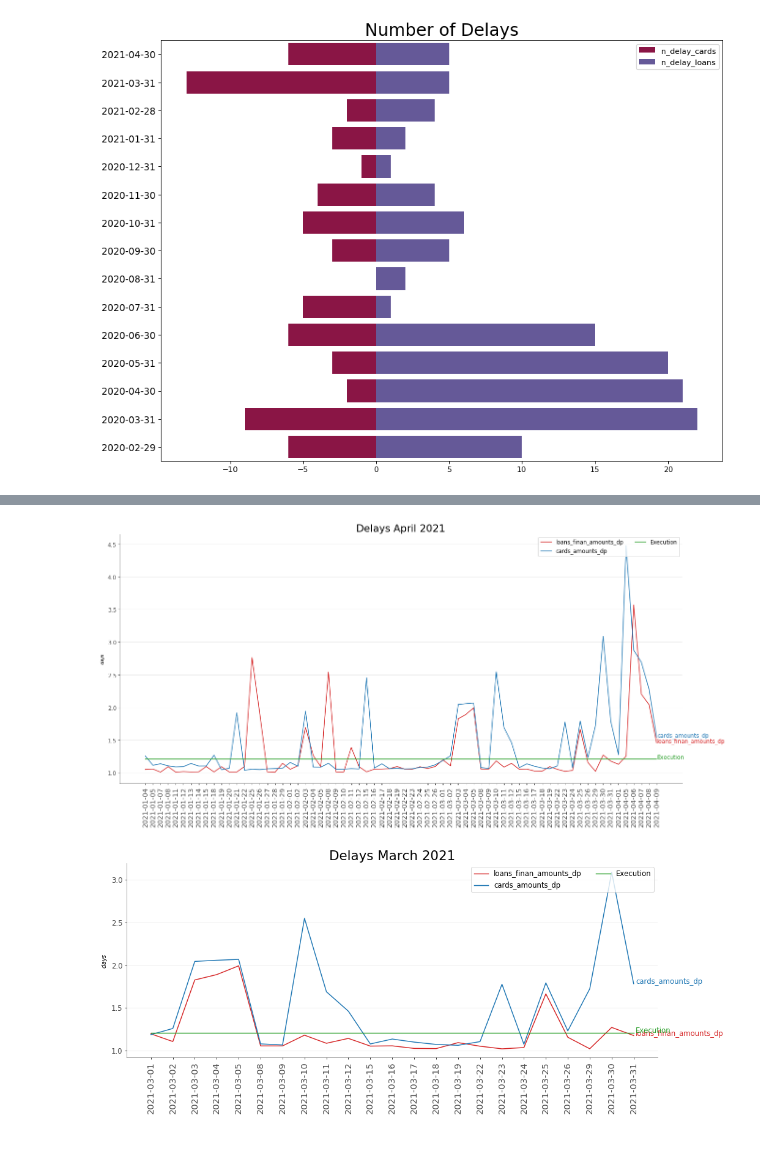
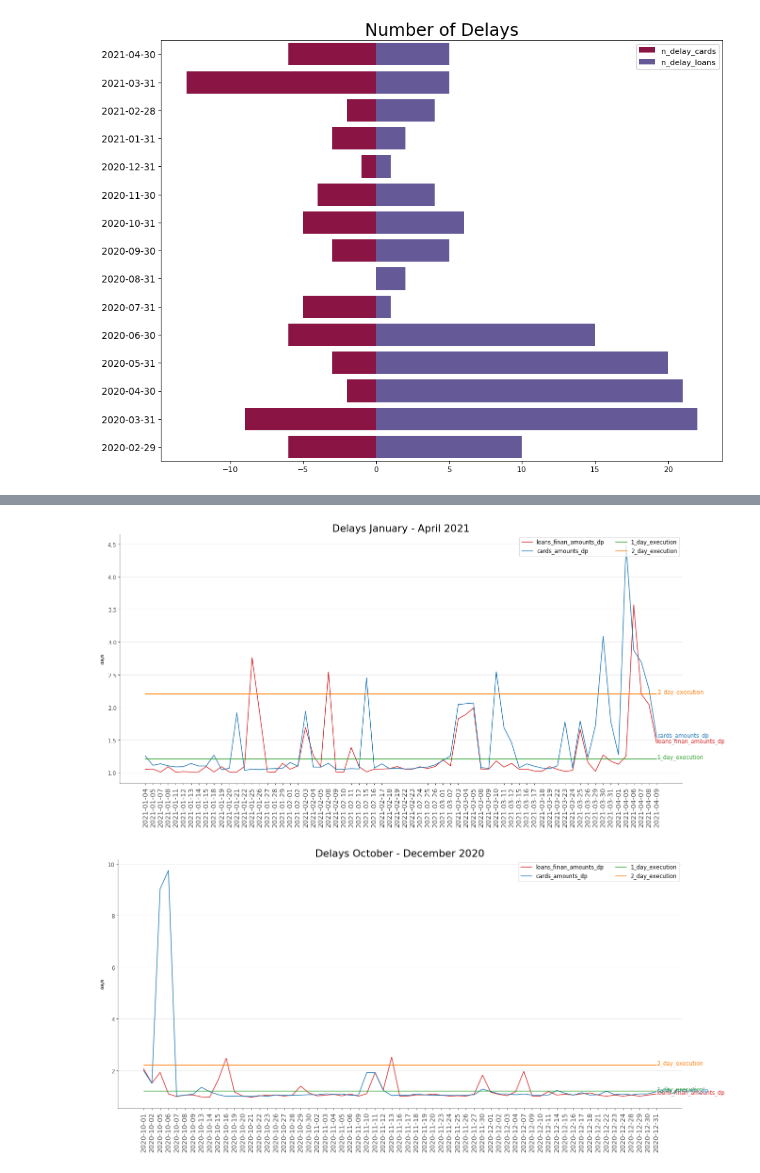
Before and after one commit to erikapat/pyspark_own_functions, a Jupyter notebook: monitorization.ipynb, the cells around one changed output, grey strips where cells are left out. Saved outputs shown, nothing was run; the diff lists cells and outputs as text; code cells hidden in the pictures; blank space fills up the shorter version.

```diff
--- a/monitorization.ipynb
+++ b/monitorization.ipynb
@@ -67,8 +73,9 @@ df_emol_cards = spark.read\
 df_emol_loans = date_concatenation(df_emol_loans, table_name_loans)
 df_emol_cards = date_concatenation(df_emol_cards, table_name_cards)
 # %%
+#Create dates for comparisons
 df_input = (df_emol_cards.join(df_emol_loans, ['partition'], 'inner')
-            .withColumn("Execution", to_timestamp(concat_ws(' ', date_format(sf.date_add(col('partition'), 1), 'yyyy-MM-dd'), lit('05:00')), 'yyyy-MM-dd HH:mm')))
-df_input.show()
+            .withColumn("1_day_execution", to_timestamp(concat_ws(' ', date_format(sf.date_add(col('partition'), 1), 'yyyy-MM-dd'), lit('05:00')), 'yyyy-MM-dd HH:mm')))
+df_input.show(1000)
 # %% [output]
 +-------------------+-------------------+----------------------+-------------------+
@@ -91,5 +98,8 @@ only showing top 20 rows
 # %%
 def days_delays(df, table_name):
+    '''
+    Differences in senconds an minutes
+    '''
     df= (df
                .withColumn('DiffInSeconds',col(table_name).cast("long") - col('partition').cast("long"))
                 .withColumn(table_name,col("DiffInSeconds")/(3600*24)).drop('DiffInSeconds')
@@ -99,6 +109,7 @@ def days_delays(df, table_name):
 #CALCULATE THE NUMBER OF DAYS OF DELAY
 df_input = days_delays(df_input, table_name_loans)
 df_input = days_delays(df_input, table_name_cards)
-df_input = days_delays(df_input, 'Execution')
+df_input = days_delays(df_input, '1_day_execution')
+df_input = df_input.withColumn('2_day_execution', col('1_day_execution') +1 )
 df_input.show()
 # %% [output]
@@ -167,5 +207,5 @@ plot_piramid(df_input_part.toPandas().sort_values(by=[cat]),
 # %%
-df_transf = to_explode(df_input.select('partition', table_name_loans, table_name_cards, 'Execution'),['partition'])
+df_transf = to_explode(df_input.select('partition', table_name_loans, table_name_cards, '1_day_execution',  '2_day_execution'),['partition'])
 df_transf = (df_transf.withColumn("partition", to_date(from_unixtime(unix_timestamp('partition', 'yyMMdd'))))
              .withColumn('year', year('partition')).withColumn('month', month('partition'))
              .withColumn('partition', col('partition').cast('string')))
@@ -191,28 +247,28 @@ only showing top 20 rows
 # %%
-# April 2021
+# January - April 2021
 df_input_202104 = df_transf.filter(col('year') == '2021').filter(col('month').isin('4', '3', '2', '1'))
 import pandas as pd
 df = df_input_202104.toPandas()
 # plot
-title = "Delays April 2021"
+title = "Delays January - April 2021"
 ytitle = '$days$'
 date_name = 'partition'
 yaxis_field = 'movs'
 type_col = 'field'
 plot_different_type_series(df, date_name, yaxis_field, type_col, title, ytitle, dpi_value = 70, width = 22)
 # %% [output]
-[figure, old version]
+[figure, new version]
 # %%
-# March 2021
-df_input_202103 = df_transf.filter(col('year') == '2021').filter(col('month') == '3')
+# october - December 2020
+df_input_2020 = df_transf.filter(col('year') == '2020').filter(col('month').isin('10', '11', '12'))
 import pandas as pd
-df = df_input_202103.toPandas()
+df = df_input_2020.toPandas()
 # plot
-title = "Delays March 2021"
+title = "Delays October - December 2020"
 ytitle = '$days$'
 date_name = 'partition'
 yaxis_field = 'movs'
 type_col = 'field'
-plot_different_type_series(df, date_name, yaxis_field, type_col, title, ytitle, dpi_value = 70, height = 6)
+plot_different_type_series(df, date_name, yaxis_field, type_col, title, ytitle, dpi_value = 70, width = 22)
 # %% [output]
-[figure, old version]
+[figure, new version]
```
Also changed, not shown: parts of 17 cells of this notebook, 4 other files.
